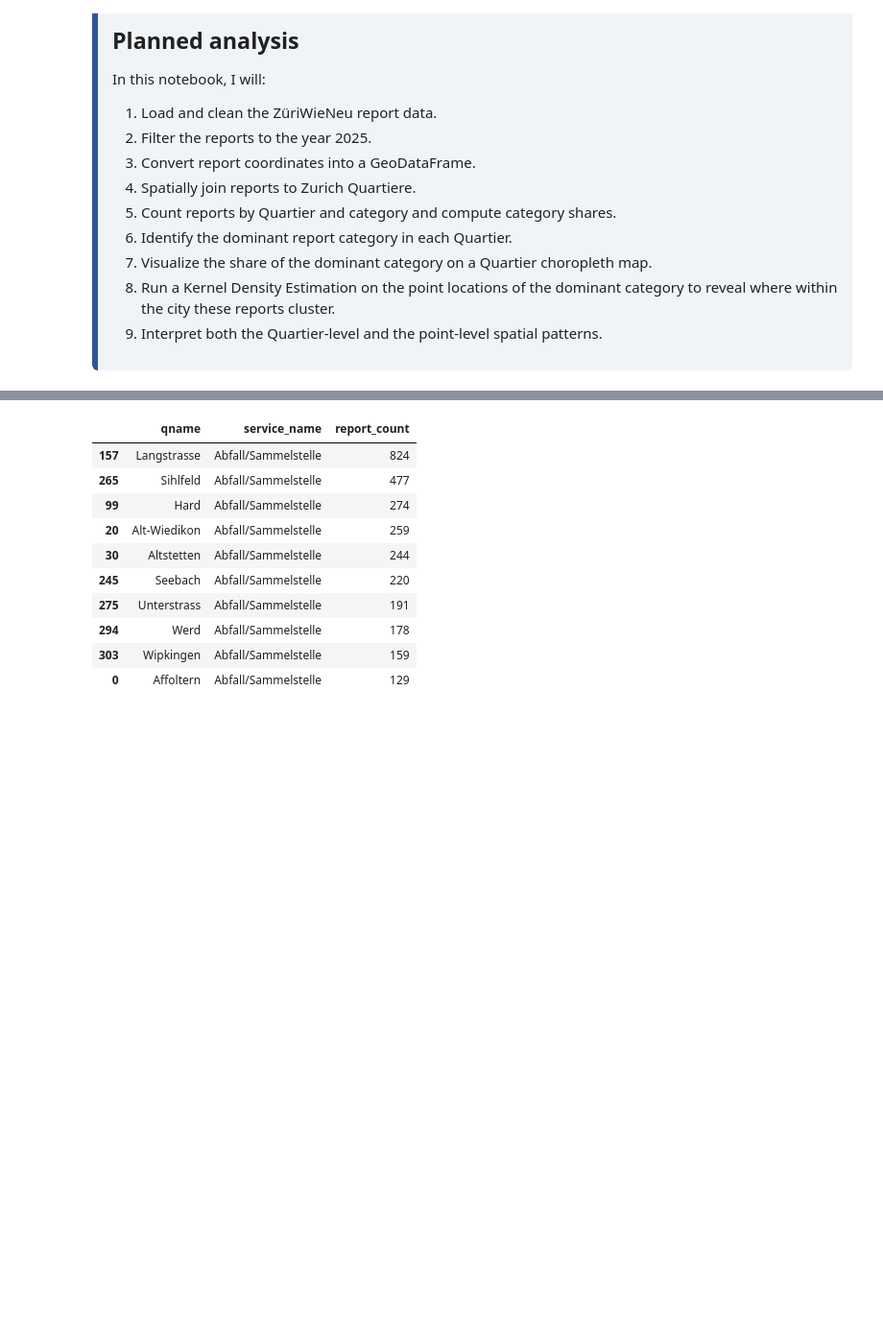
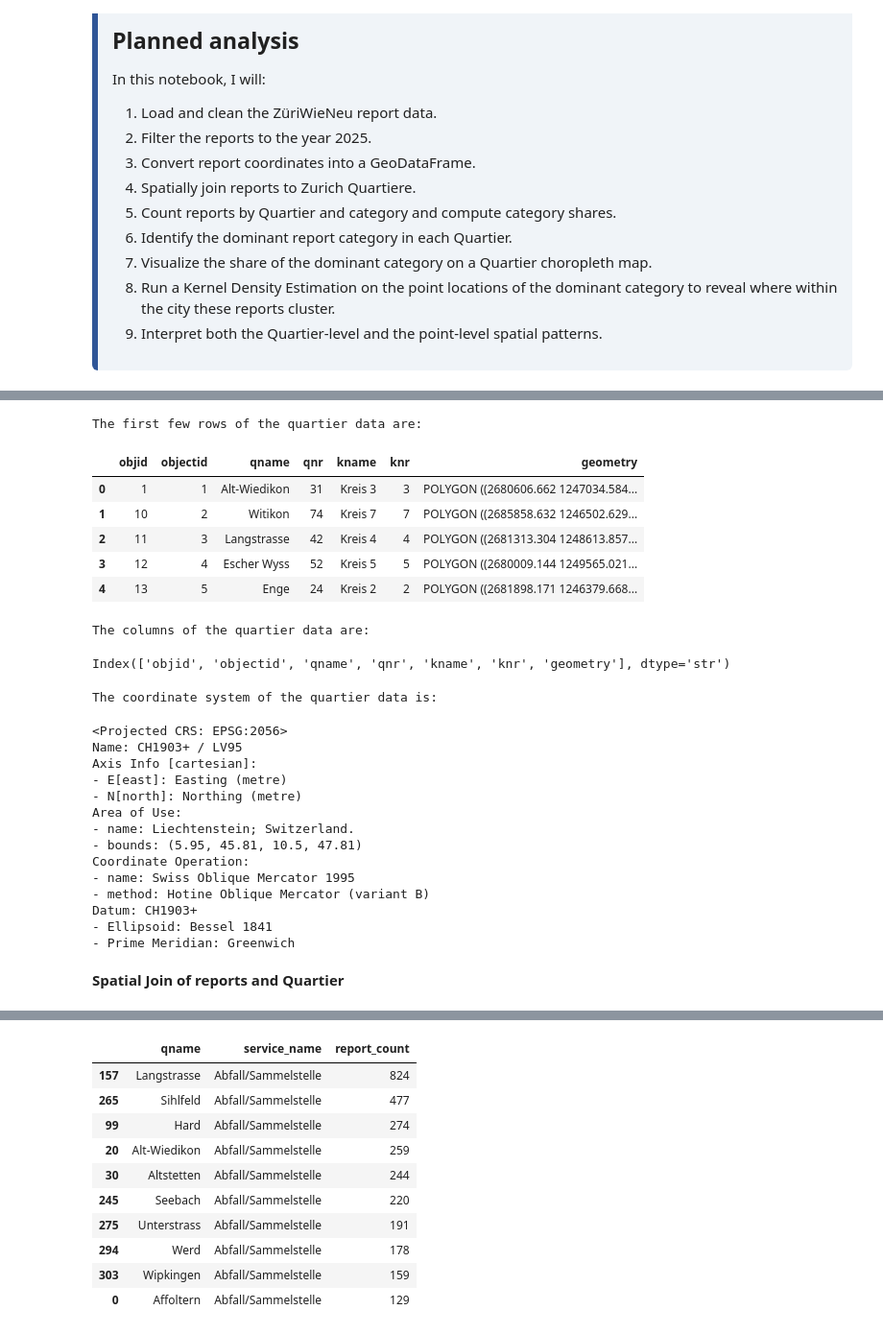
Before and after one commit to gldlauma/SDS210_IndividualProject, a Jupyter notebook: notebooks/04_R4.ipynb, the cells around one changed output, grey strips where cells are left out. Shown at 96% size. Drawn from its saved outputs; the diff is of its cells as text; code cells hidden in the pictures; blank space fills up the shorter version.

```diff
--- a/notebooks/04_R4.ipynb
+++ b/notebooks/04_R4.ipynb
@@ -69,0 +105,37 @@ reports_2025_joined[["service_request_id", "qname", "service_name"]].head()
+# %%
+# investigate the quartier data
+print("The first few rows of the quartier data are: ")
+display(quartiere_zh.head())
+
+print("The columns of the quartier data are:")
+display(quartiere_zh.columns)
+
+print("The coordinate system of the quartier data is:")
+display(quartiere_zh.crs)
+# %% [output]
+The first few rows of the quartier data are:
+|  | objid | objectid | qname | qnr | kname | knr | geometry |
+| 0 | 1 | 1 | Alt-Wiedikon | 31 | Kreis 3 | 3 | POLYGON ((2680606.662 1247034.584... |
+| 1 | 10 | 2 | Witikon | 74 | Kreis 7 | 7 | POLYGON ((2685858.632 1246502.629... |
+| 2 | 11 | 3 | Langstrasse | 42 | Kreis 4 | 4 | POLYGON ((2681313.304 1248613.857... |
+| 3 | 12 | 4 | Escher Wyss | 52 | Kreis 5 | 5 | POLYGON ((2680009.144 1249565.021... |
+| 4 | 13 | 5 | Enge | 24 | Kreis 2 | 2 | POLYGON ((2681898.171 1246379.668... |
+The columns of the quartier data are:
+Index(['objid', 'objectid', 'qname', 'qnr', 'kname', 'knr', 'geometry'], dtype='str')
+The coordinate system of the quartier data is:
+<Projected CRS: EPSG:2056>
+Name: CH1903+ / LV95
+Axis Info [cartesian]:
+- E[east]: Easting (metre)
+- N[north]: Northing (metre)
+Area of Use:
+- name: Liechtenstein; Switzerland.
+- bounds: (5.95, 45.81, 10.5, 47.81)
+Coordinate Operation:
+- name: Swiss Oblique Mercator 1995
+- method: Hotine Oblique Mercator (variant B)
+Datum: CH1903+
+- Ellipsoid: Bessel 1841
+- Prime Meridian: Greenwich
+# %% [markdown]
+**Spatial Join of reports and Quartier**
```
Also changed, not shown: parts of 19 cells of this notebook, 1 other file.
